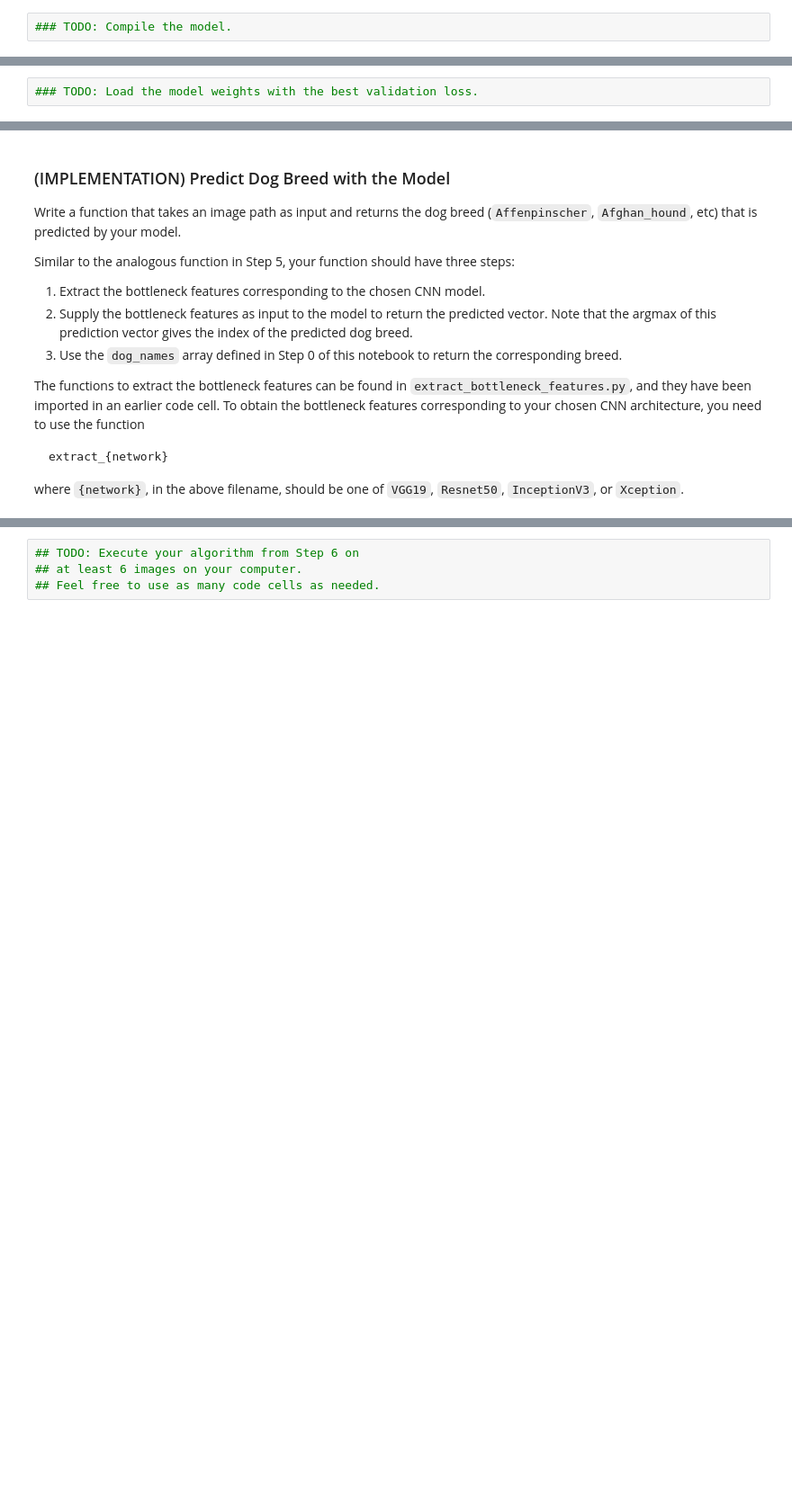
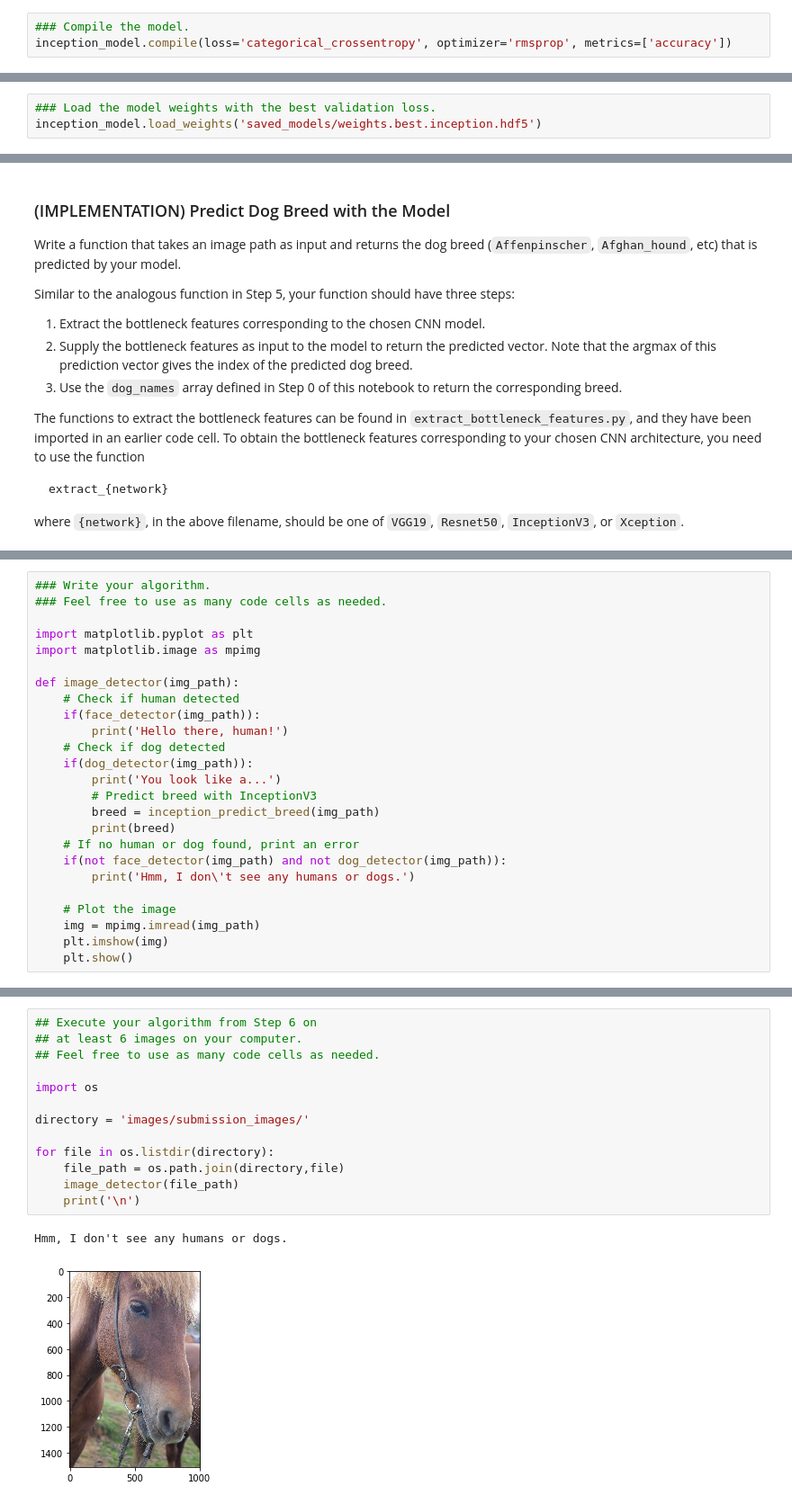
Before and after one commit to awtotty/dog_app, a Jupyter notebook: dog_app.ipynb, the cells around one changed output, grey strips where cells are left out. Shown at 90% size. Cells and saved outputs as stored; diff of their text form; blank space fills up the shorter version.

Commit message:
Finish Steps 0-7

```diff
--- a/dog_app.ipynb
+++ b/dog_app.ipynb
@@ -606,7 +623,8 @@ __Answer:__
 # %% [markdown]
 ### (IMPLEMENTATION) Compile the Model
 # %%
-### TODO: Compile the model.
+### Compile the model.
+inception_model.compile(loss='categorical_crossentropy', optimizer='rmsprop', metrics=['accuracy'])
 # %% [markdown]
 ### (IMPLEMENTATION) Train the Model
 
@@ -618,7 +661,8 @@ You are welcome to [augment the training data](https://blog.keras.io/building-po
 # %% [markdown]
 ### (IMPLEMENTATION) Load the Model with the Best Validation Loss
 # %%
-### TODO: Load the model weights with the best validation loss.
+### Load the model weights with the best validation loss.
+inception_model.load_weights('saved_models/weights.best.inception.hdf5')
 # %% [markdown]
 ### (IMPLEMENTATION) Test the Model
 
@@ -667,3 +727,28 @@ Some sample output for our algorithm is provided below, but feel free to design
+# %%
+### Write your algorithm.
+### Feel free to use as many code cells as needed.
+
+import matplotlib.pyplot as plt
+import matplotlib.image as mpimg
+
+def image_detector(img_path):
+    # Check if human detected
+    if(face_detector(img_path)):
+        print('Hello there, human!')
+    # Check if dog detected
+    if(dog_detector(img_path)):
+        print('You look like a...')
+        # Predict breed with InceptionV3
+        breed = inception_predict_breed(img_path)
+        print(breed)
+    # If no human or dog found, print an error
+    if(not face_detector(img_path) and not dog_detector(img_path)):
+        print('Hmm, I don\'t see any humans or dogs.')
+
+    # Plot the image
+    img = mpimg.imread(img_path)
+    plt.imshow(img)
+    plt.show()
 # %% [markdown]
 ---
 <a id='step7'></a>
@@ -681,4 +770,16 @@ __Answer:__
 # %%
-## TODO: Execute your algorithm from Step 6 on
+## Execute your algorithm from Step 6 on
 ## at least 6 images on your computer.
 ## Feel free to use as many code cells as needed.
+
+import os
+
+directory = 'images/submission_images/'
+
+for file in os.listdir(directory):
+    file_path = os.path.join(directory,file)
+    image_detector(file_path)
+    print('\n')
+# %% [output]
+Hmm, I don't see any humans or dogs.
+[figure, added]
```
Also changed, not shown: parts of 13 cells of this notebook, 10 other files.
